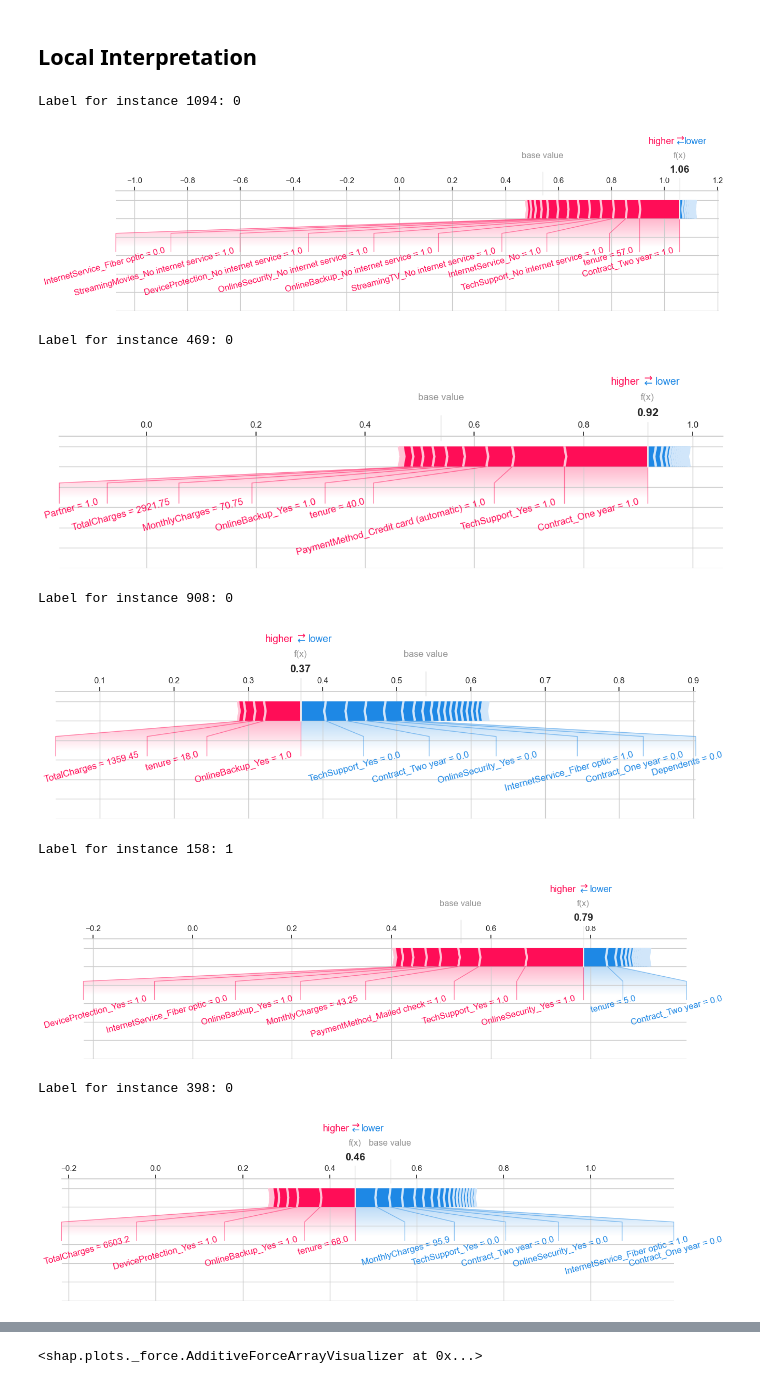
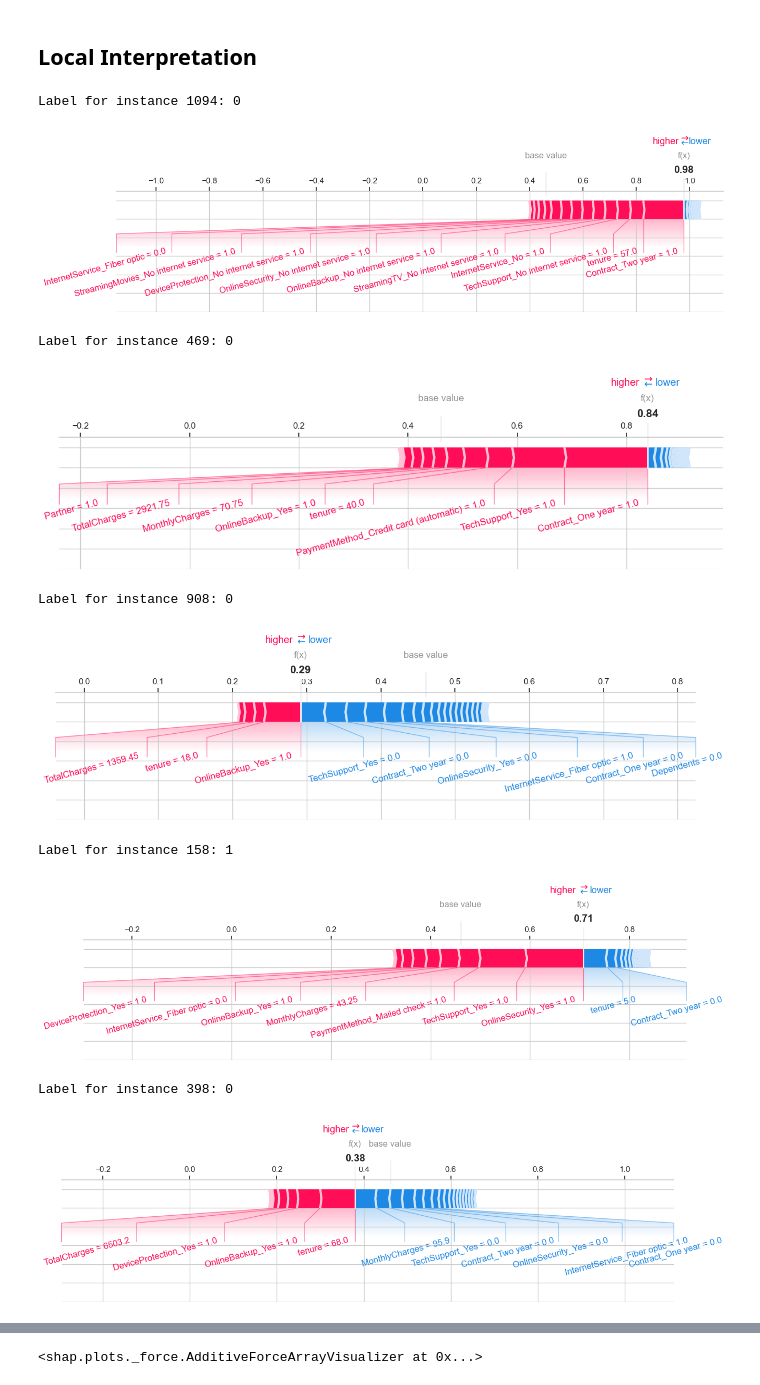
Before and after one commit to ngnquanq/xai-thesis, a Jupyter notebook: notebooks/telco/telco_xai.ipynb, the cells around one changed output, grey strips where cells are left out. Drawn from its saved outputs; the diff is of its cells as text; code cells hidden in the pictures.

```diff
--- a/notebooks/telco/telco_xai.ipynb
+++ b/notebooks/telco/telco_xai.ipynb
@@ -145,34 +145,34 @@ array([[0.46066492, 0.53933508],
 # %%
 idx = [1094, 469, 908, 158, 398]
 for i in [1094, 469, 908, 158, 398]:
     # Randomly sample an index from X_test
 
     # Get the corresponding instance and label
     instance = X_test.iloc[i:i+1]  # Single instance
     label = y_test.iloc[i]  # Corresponding label
 
     # Print out the label
     print(f"Label for instance {i}: {label}")
 
     # Generate SHAP values for the instance
     #shap_values = explainer(instance)
 
     # Plot the SHAP force plot for the sampled instance
-    shap.force_plot(explainer_object.base_values[0][1], explainer_object.values[i,:,0], instance, matplotlib=True,text_rotation=15, figsize=(15,3))
+    shap.force_plot(explainer_object.base_values[0][0], explainer_object.values[i,:,0], instance, matplotlib=True,text_rotation=15, figsize=(15,3))
 
     # Show the plot
     plt.show()
 # %% [output]
 Label for instance 1094: 0
-[figure, old version]
+[figure, new version]
 Label for instance 469: 0
-[figure, old version]
+[figure, new version]
 Label for instance 908: 0
-[figure, old version]
+[figure, new version]
 Label for instance 158: 1
-[figure, old version]
+[figure, new version]
 Label for instance 398: 0
-[figure, old version]
+[figure, new version]
 # %%
 indices_list=[1094, 469, 908, 158, 398]
 # Get the corresponding instances from X_test
```
Also changed, not shown: parts of 2 cells of this notebook, 3 other files.
